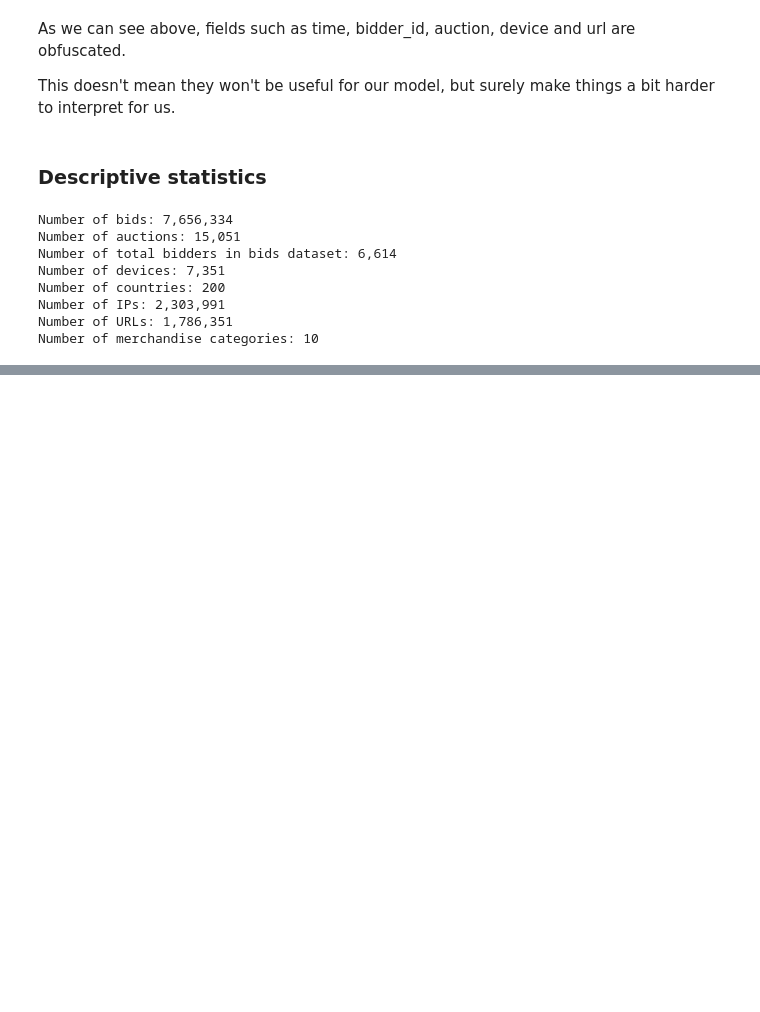
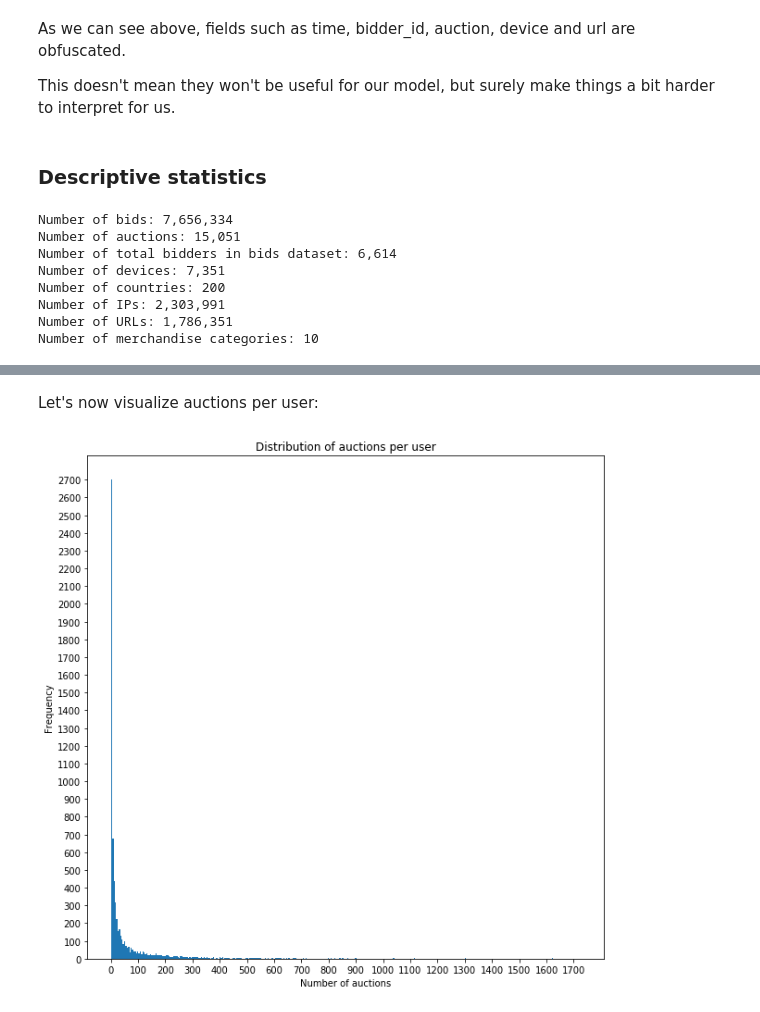
Before and after one commit to jesus-a-martinez-v/human-or-robot, a Jupyter notebook: notebooks/data_exploration.ipynb, the cells around one changed output, grey strips where cells are left out. Saved outputs shown, nothing was run; the diff lists cells and outputs as text; code cells hidden in the pictures; blank space fills up the shorter version.

```diff
--- a/notebooks/data_exploration.ipynb
+++ b/notebooks/data_exploration.ipynb
@@ -169,0 +245,14 @@ KeyboardInterrupt:
+# %% [markdown]
+Let's now visualize auctions per user:
+# %%
+plt.figure(figsize=(10,10))
+# Explore log=True, cumulative=True
+plt.hist(auctions_per_user, bins='auto')
+plt.yticks(range(0, 2800, 100))
+plt.xticks(range(0, 1800, 100))
+plt.title("Distribution of auctions per user")
+plt.xlabel("Number of auctions")
+plt.ylabel("Frequency")
+plt.show()
+# %% [output]
+[figure, added]
```
Also changed, not shown: parts of 11 cells of this notebook.
